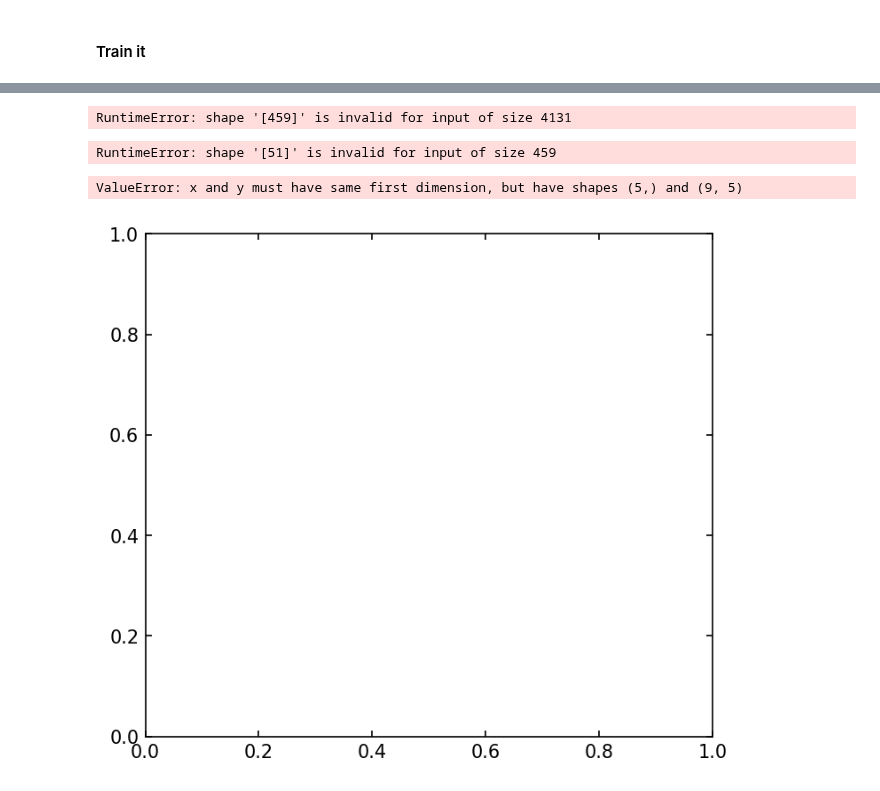
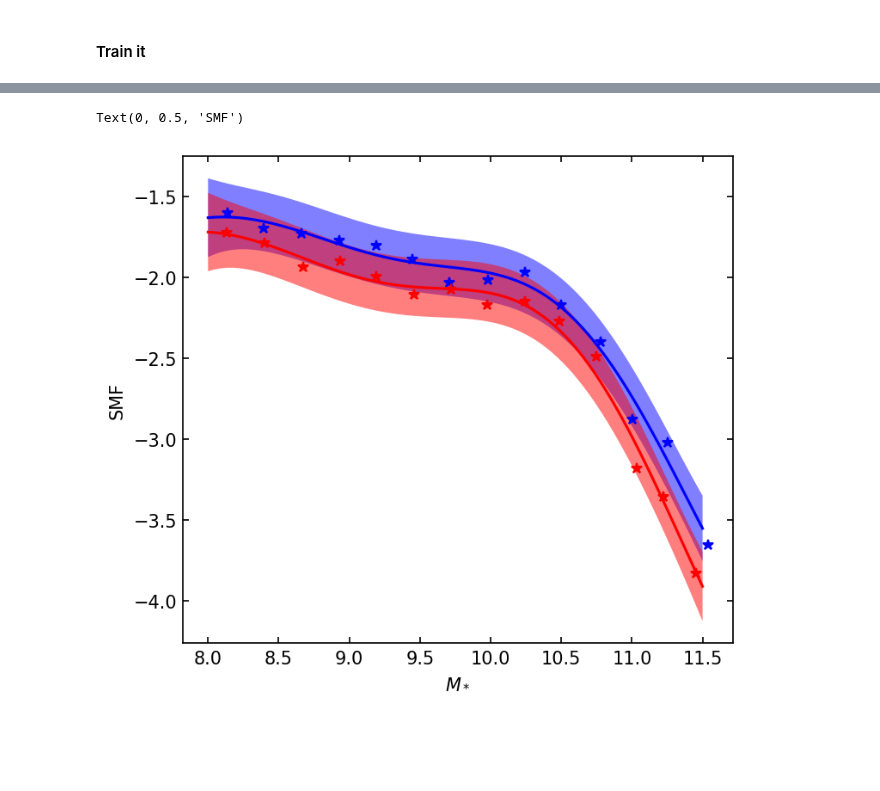
Before and after one commit to fgmaion/MTNG-resims, a Jupyter notebook: Notebooks/GP.ipynb, the cells around one changed output, grey strips where cells are left out. Drawn from its saved outputs; the diff is of its cells as text; code cells hidden in the pictures; blank space fills up the shorter version.

Commit message:
Importantly realized Gaussian processes work well for scalar valued functions. SMF is scalar valued function of M_star and parameters

```diff
--- a/Notebooks/GP.ipynb
+++ b/Notebooks/GP.ipynb
@@ -10 +49,6 @@ from matplotlib import pyplot as plt
+# %%
+mstar1 = np.log10(smf['gal_wind']['n2']['mstar'][:-5])
+mstar2 = np.log10(smf['gal_wind']['n1']['mstar'][:-5])
+
+smf_full  = np.concatenate((np.log10(smf['gal_wind']['n2']['smf'][:-5]), np.log10(smf['gal_wind']['n1']['smf'][:-5])))
 # %%
@@ -28,3 +61,6 @@ train_y = torch.asarray(np.log10([[0.02506569, 0.02006725, 0.01859712, 0.0169799
+# %%
+train_x = torch.asarray(np.concatenate((list(zip(mstar1, np.ones(len(mstar1)) * 0.9)), list(zip(mstar2, np.ones(len(mstar2)) * 1.8)))), dtype=torch.float)
+train_y = torch.asarray(smf_full, dtype=torch.float)
 # %% [markdown]
 ### Build the GP Model
 # %%
@@ -114,7 +133,7 @@ ExactGPModel(
-# %%
-model(test_x)
-# %% [output]
-RuntimeError: shape '[459]' is invalid for input of size 4131
+# %%
+mstar_test = np.linspace(8,11.5,100)
+test_x1 = torch.asarray( list(zip(mstar_test, np.ones(len(mstar_test)) * 0.9)), dtype=torch.float )
+test_x2 = torch.asarray( list(zip(mstar_test, np.ones(len(mstar_test)) * 1.8)), dtype=torch.float )
 # %%
 # Get into evaluation (predictive posterior) mode
 model.eval()
@@ -123,24 +142,28 @@ likelihood.eval()
 # Test points are regularly spaced along [0,1]
 # Make predictions by feeding model through likelihood
 with torch.no_grad(), gpytorch.settings.fast_pred_var():
-    test_x = torch.linspace(0, 15, 51, dtype=torch.double)
-    observed_pred = likelihood(model(test_x))
+    observed_pred1 = likelihood(model(test_x1))
+    observed_pred2 = likelihood(model(test_x2))
-# %% [output]
-RuntimeError: shape '[51]' is invalid for input of size 459
 # %%
 with torch.no_grad():
     # Initialize plot
     f, ax = plt.subplots(1, 1, figsize=(5.5, 5), dpi=150)
 
     # Get upper and lower confidence bounds
-    lower, upper = observed_pred.confidence_region()
+    lower1, upper1 = observed_pred1.confidence_region()
+    lower2, upper2 = observed_pred2.confidence_region()
     # Plot training data as black stars
-    ax.plot(train_x.numpy(), train_y.numpy(), 'k*')
+    ax.plot(train_x.numpy()[:len(mstar1),0], train_y.numpy()[:len(mstar1)], 'b*')
+    ax.plot(train_x.numpy()[len(mstar1):,0], train_y.numpy()[len(mstar1):], 'r*')
     # Plot predictive means as blue line
-    ax.plot(test_x.numpy(), observed_pred.mean.numpy(), 'b')
+    ax.plot(test_x1.numpy()[:,0], observed_pred1.mean.numpy(), 'b')
+    ax.plot(test_x2.numpy()[:,0], observed_pred2.mean.numpy(), 'r')
     # Shade between the lower and upper confidence bounds
-    ax.fill_between(test_x.numpy(), lower.numpy(), upper.numpy(), alpha=0.5)
-    ax.legend(['Observed Data', 'Mean', 'Confidence'])
+    ax.fill_between(test_x1.numpy()[:,0], lower1.numpy(), upper1.numpy(), alpha=0.5, color='b', edgecolor=None)
+    ax.fill_between(test_x2.numpy()[:,0], lower2.numpy(), upper2.numpy(), alpha=0.5, color='r', edgecolor=None)
+
+ax.set_xlabel('$M_*$')
+ax.set_ylabel('SMF')
 # %% [output]
-ValueError: x and y must have same first dimension, but have shapes (5,) and (9, 5)
+Text(0, 0.5, 'SMF')
-[figure, old version]
+[figure, new version]
```
Also changed, not shown: parts of 10 cells of this notebook.
